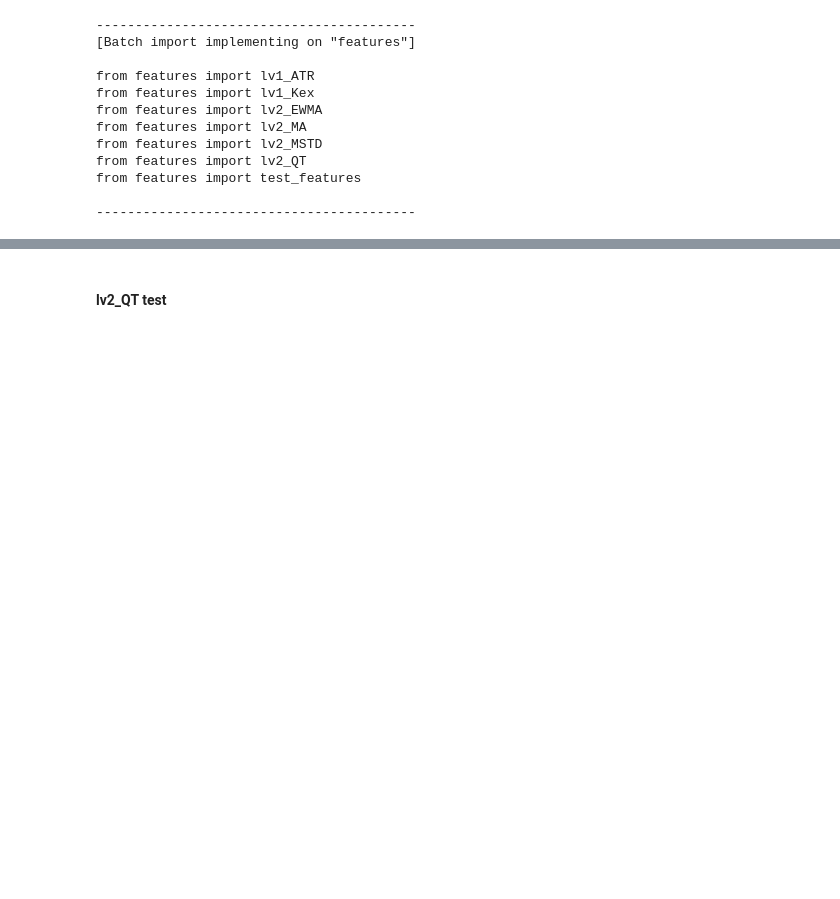
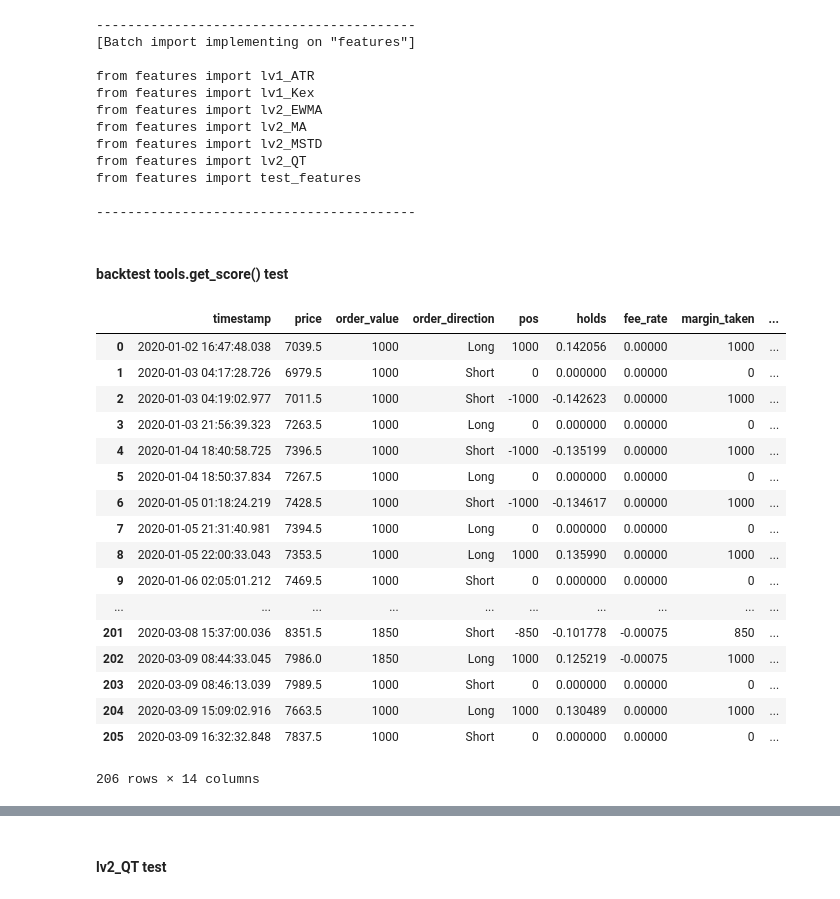
Before and after one commit to gitstum/deli-hub, a Jupyter notebook: test.ipynb, the cells around one changed output, grey strips where cells are left out. Cells and saved outputs as stored; diff of their text form; code cells hidden in the pictures; blank space fills up the shorter version.

Commit message:
going on backtest.

```diff
--- a/test.ipynb
+++ b/test.ipynb
@@ -21,3 +21,5 @@ from features import test_features
 import matplotlib.pyplot as plt
 from IPython.core.display import display, HTML
 display(HTML("<style>.container { width:95% !important; }</style>"))
+# %% [markdown]
+#### backtest tools.get_score() test
@@ -23,0 +28,22 @@ display(HTML("<style>.container { width:95% !important; }</style>"))
+# %%
+df = pd.read_csv('data/backtest_sample_record.csv')
+df
+# %% [output]
+|  | timestamp | price | order_value | order_direction | pos | holds | fee_rate | margin_taken | ... |
+| 0 | 2020-01-02 16:47:48.038 | 7039.5 | 1000 | Long | 1000 | 0.142056 | 0.00000 | 1000 | ... |
+| 1 | 2020-01-03 04:17:28.726 | 6979.5 | 1000 | Short | 0 | 0.000000 | 0.00000 | 0 | ... |
+| 2 | 2020-01-03 04:19:02.977 | 7011.5 | 1000 | Short | -1000 | -0.142623 | 0.00000 | 1000 | ... |
+| 3 | 2020-01-03 21:56:39.323 | 7263.5 | 1000 | Long | 0 | 0.000000 | 0.00000 | 0 | ... |
+| 4 | 2020-01-04 18:40:58.725 | 7396.5 | 1000 | Short | -1000 | -0.135199 | 0.00000 | 1000 | ... |
+| 5 | 2020-01-04 18:50:37.834 | 7267.5 | 1000 | Long | 0 | 0.000000 | 0.00000 | 0 | ... |
+| 6 | 2020-01-05 01:18:24.219 | 7428.5 | 1000 | Short | -1000 | -0.134617 | 0.00000 | 1000 | ... |
+| 7 | 2020-01-05 21:31:40.981 | 7394.5 | 1000 | Long | 0 | 0.000000 | 0.00000 | 0 | ... |
+| 8 | 2020-01-05 22:00:33.043 | 7353.5 | 1000 | Long | 1000 | 0.135990 | 0.00000 | 1000 | ... |
+| 9 | 2020-01-06 02:05:01.212 | 7469.5 | 1000 | Short | 0 | 0.000000 | 0.00000 | 0 | ... |
+| ... | ... | ... | ... | ... | ... | ... | ... | ... | ... |
+| 201 | 2020-03-08 15:37:00.036 | 8351.5 | 1850 | Short | -850 | -0.101778 | -0.00075 | 850 | ... |
+| 202 | 2020-03-09 08:44:33.045 | 7986.0 | 1850 | Long | 1000 | 0.125219 | -0.00075 | 1000 | ... |
+| 203 | 2020-03-09 08:46:13.039 | 7989.5 | 1000 | Short | 0 | 0.000000 | 0.00000 | 0 | ... |
+| 204 | 2020-03-09 15:09:02.916 | 7663.5 | 1000 | Long | 1000 | 0.130489 | 0.00000 | 1000 | ... |
+| 205 | 2020-03-09 16:32:32.848 | 7837.5 | 1000 | Short | 0 | 0.000000 | 0.00000 | 0 | ... |
+206 rows × 14 columns
```
Also changed, not shown: parts of 5 cells of this notebook, 5 other files.
